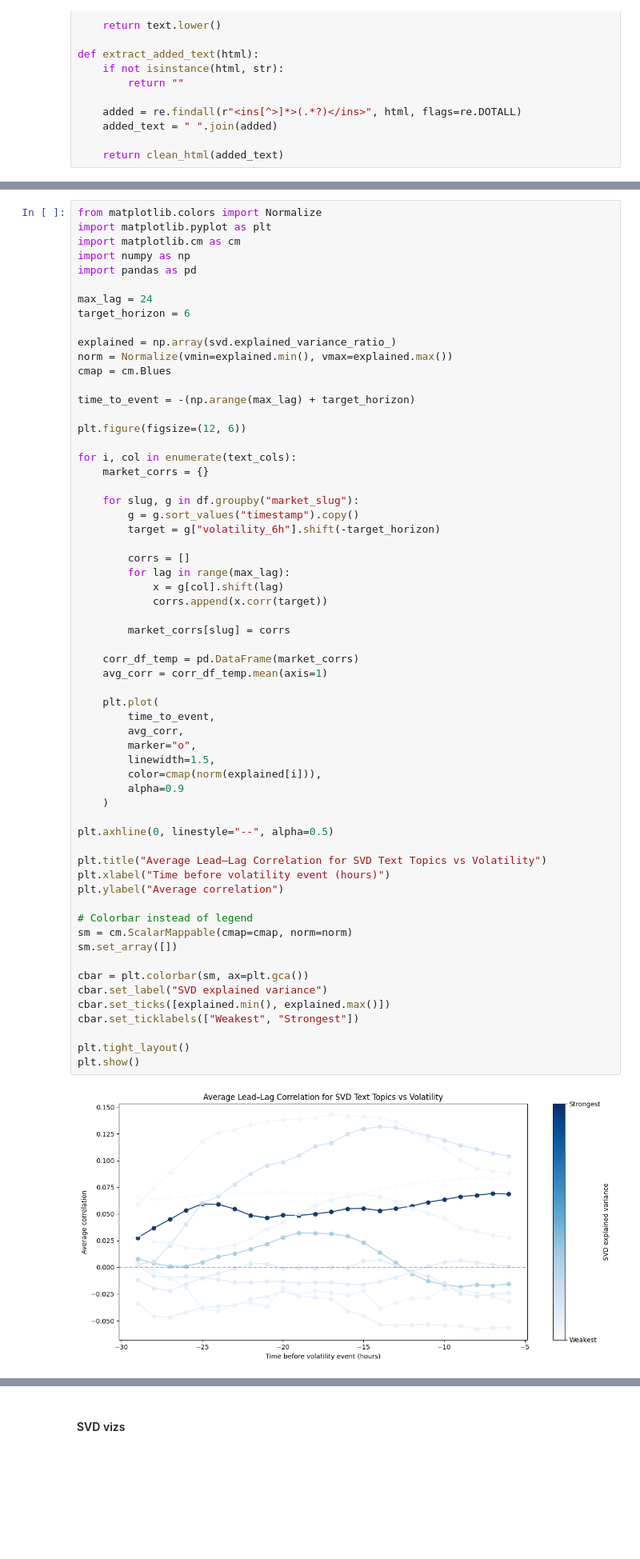
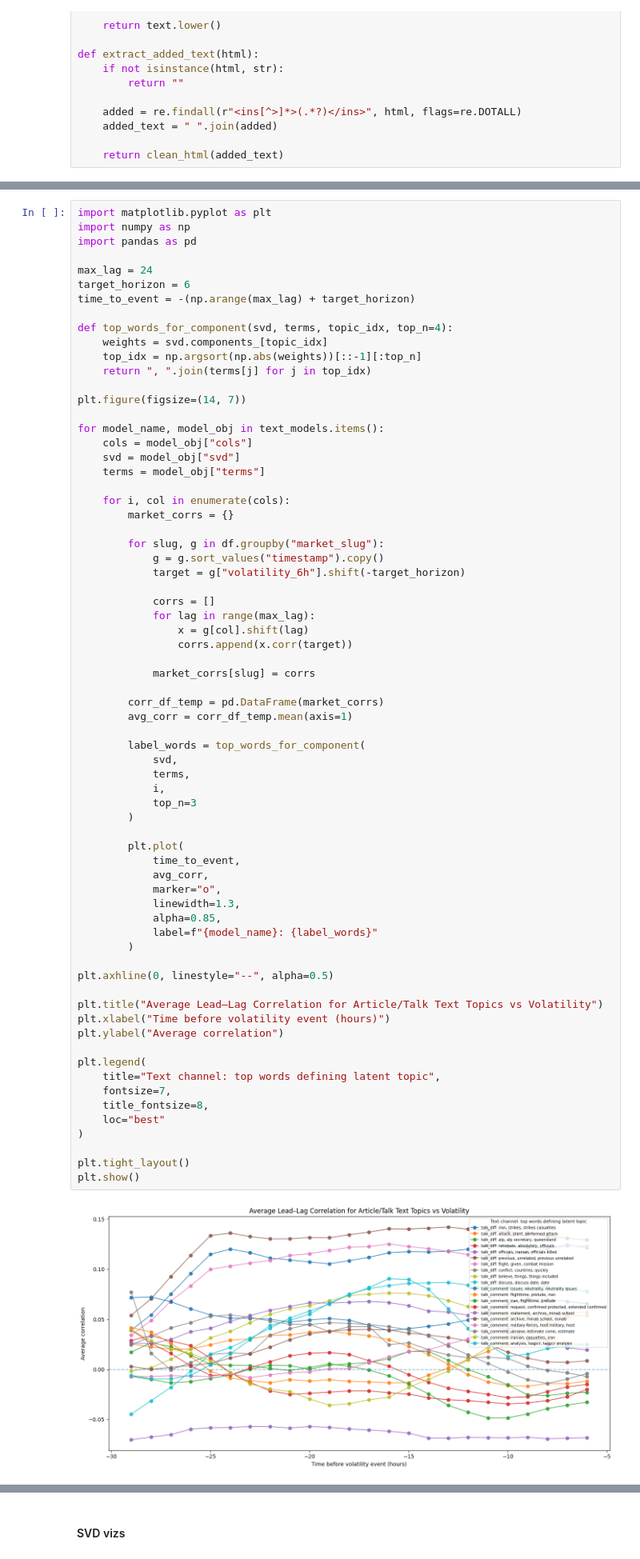
Before and after one commit to tallywiesenberg/thinking-bee, a Jupyter notebook: src/main.ipynb, the cells around one changed output, grey strips where cells are left out. Shown at 80% size. Cells and saved outputs as stored; diff of their text form; blank space fills up the shorter version.

Commit message:
cleanup modeling and pred prob viz

```diff
--- a/src/main.ipynb
+++ b/src/main.ipynb
@@ -757,66 +1027,74 @@ Explained variance: [0.28771937 0.12614445 0.08658178 0.07214093 0.06948932 0.06
 # %%
-from matplotlib.colors import Normalize
 import matplotlib.pyplot as plt
-import matplotlib.cm as cm
 import numpy as np
 import pandas as pd
 
 max_lag = 24
 target_horizon = 6
-
-explained = np.array(svd.explained_variance_ratio_)
-norm = Normalize(vmin=explained.min(), vmax=explained.max())
-cmap = cm.Blues
-
 time_to_event = -(np.arange(max_lag) + target_horizon)
 
-plt.figure(figsize=(12, 6))
+def top_words_for_component(svd, terms, topic_idx, top_n=4):
+    weights = svd.components_[topic_idx]
+    top_idx = np.argsort(np.abs(weights))[::-1][:top_n]
+    return ", ".join(terms[j] for j in top_idx)
 
-for i, col in enumerate(text_cols):
-    market_corrs = {}
+plt.figure(figsize=(14, 7))
 
-    for slug, g in df.groupby("market_slug"):
-        g = g.sort_values("timestamp").copy()
-        target = g["volatility_6h"].shift(-target_horizon)
+for model_name, model_obj in text_models.items():
+    cols = model_obj["cols"]
+    svd = model_obj["svd"]
+    terms = model_obj["terms"]
 
-        corrs = []
-        for lag in range(max_lag):
-            x = g[col].shift(lag)
-            corrs.append(x.corr(target))
+    for i, col in enumerate(cols):
+        market_corrs = {}
 
-        market_corrs[slug] = corrs
+        for slug, g in df.groupby("market_slug"):
+            g = g.sort_values("timestamp").copy()
+            target = g["volatility_6h"].shift(-target_horizon)
 
-    corr_df_temp = pd.DataFrame(market_corrs)
-    avg_corr = corr_df_temp.mean(axis=1)
+            corrs = []
+            for lag in range(max_lag):
+                x = g[col].shift(lag)
+                corrs.append(x.corr(target))
 
-    plt.plot(
-        time_to_event,
-        avg_corr,
-        marker="o",
-        linewidth=1.5,
-        color=cmap(norm(explained[i])),
-        alpha=0.9
-    )
+            market_corrs[slug] = corrs
+
+        corr_df_temp = pd.DataFrame(market_corrs)
+        avg_corr = corr_df_temp.mean(axis=1)
+
+        label_words = top_words_for_component(
+            svd,
+            terms,
+            i,
+            top_n=3
+        )
+
+        plt.plot(
+            time_to_event,
+            avg_corr,
+            marker="o",
+            linewidth=1.3,
+            alpha=0.85,
+            label=f"{model_name}: {label_words}"
+        )
 
 plt.axhline(0, linestyle="--", alpha=0.5)
 
-plt.title("Average Lead–Lag Correlation for SVD Text Topics vs Volatility")
+plt.title("Average Lead–Lag Correlation for Article/Talk Text Topics vs Volatility")
 plt.xlabel("Time before volatility event (hours)")
 plt.ylabel("Average correlation")
 
-# Colorbar instead of legend
-sm = cm.ScalarMappable(cmap=cmap, norm=norm)
-sm.set_array([])
-
-cbar = plt.colorbar(sm, ax=plt.gca())
-cbar.set_label("SVD explained variance")
-cbar.set_ticks([explained.min(), explained.max()])
-cbar.set_ticklabels(["Weakest", "Strongest"])
+plt.legend(
+    title="Text channel: top words defining latent topic",
+    fontsize=7,
+    title_fontsize=8,
+    loc="best"
+)
 
 plt.tight_layout()
 plt.show()
 # %% [output]
-[figure, old version]
+[figure, new version]
 # %%
 def get_topic_keywords_both_sides(svd, terms, topic_idx, top_n=15):
     weights = svd.components_[topic_idx]
```
Also changed, not shown: parts of 16 cells of this notebook.
